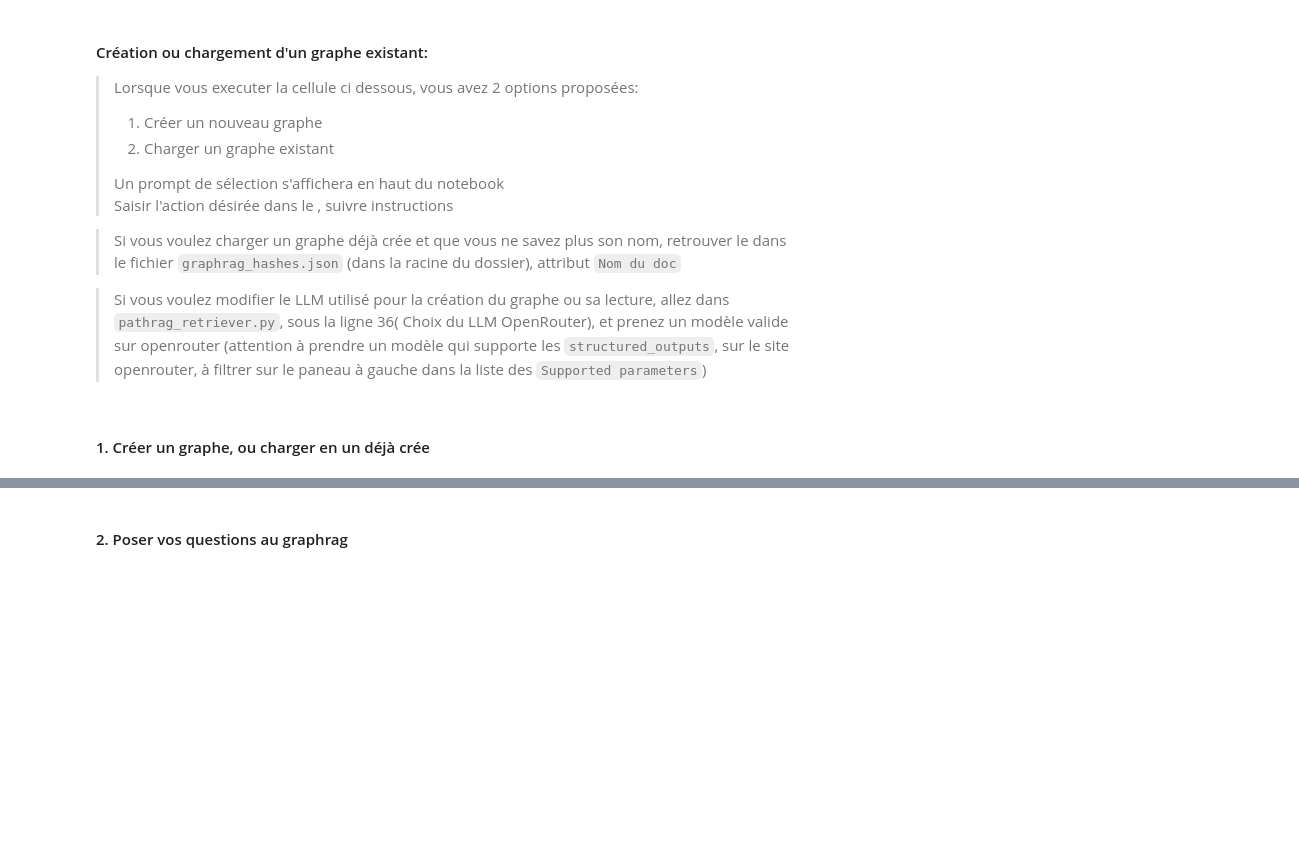
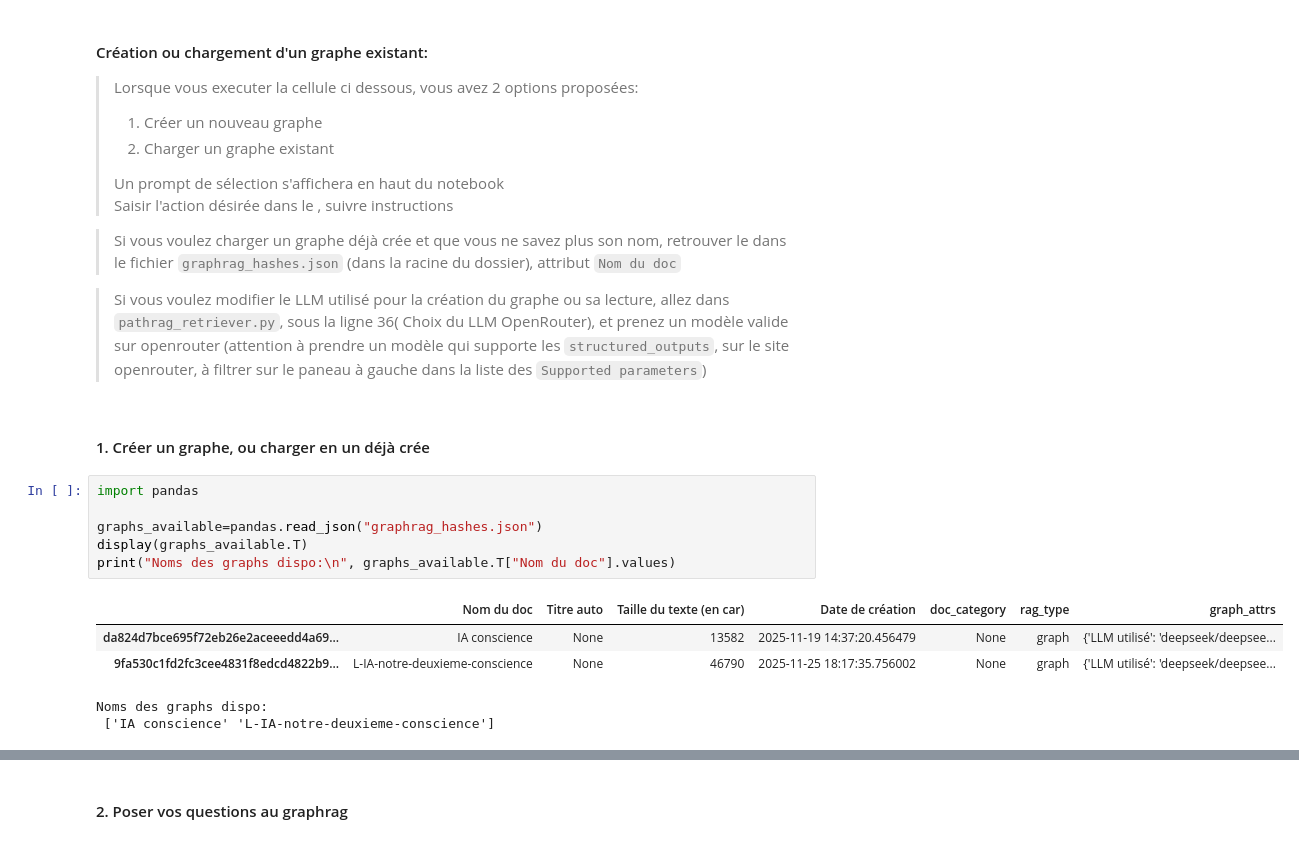
Before and after one commit to IA-audiovisuel/MVP, a Jupyter notebook: notebooks/RAG/RAG-audiovisuel.ipynb, the cells around one changed output, grey strips where cells are left out. Cells and saved outputs as stored; diff of their text form; blank space fills up the shorter version.

```diff
--- a/notebooks/RAG/RAG-audiovisuel.ipynb
+++ b/notebooks/RAG/RAG-audiovisuel.ipynb
@@ -47,6 +47,18 @@ OPENROUTER_API_KEY=os.getenv("OPENROUTER_API_KEY")
 > Si vous voulez modifier le LLM utilisé pour la création du graphe ou sa lecture, allez dans `pathrag_retriever.py`, sous la ligne 36( Choix du LLM OpenRouter), et prenez un modèle valide sur openrouter (attention à prendre un modèle qui supporte les `structured_outputs`, sur le site openrouter, à filtrer sur le paneau à gauche dans la liste des `Supported parameters`)
 # %% [markdown]
 #### 1. Créer un graphe, ou charger en un déjà crée
+# %%
+import pandas
+
+graphs_available=pandas.read_json("graphrag_hashes.json")
+display(graphs_available.T)
+print("Noms des graphs dispo:\n", graphs_available.T["Nom du doc"].values)
+# %% [output]
+|  | Nom du doc | Titre auto | Taille du texte (en car) | Date de création | doc_category | rag_type | graph_attrs |
+| da824d7bce695f72eb26e2aceeedd4a69... | IA conscience | None | 13582 | 2025-11-19 14:37:20.456479 | None | graph | {'LLM utilisé': 'deepseek/deepsee... |
+| 9fa530c1fd2fc3cee4831f8edcd4822b9... | L-IA-notre-deuxieme-conscience | None | 46790 | 2025-11-25 18:17:35.756002 | None | graph | {'LLM utilisé': 'deepseek/deepsee... |
+Noms des graphs dispo:
+ ['IA conscience' 'L-IA-notre-deuxieme-conscience']
 # %%
 # 1.
 import nest_asyncio
```
Also changed, not shown: parts of 4 cells of this notebook, 27 other files.
